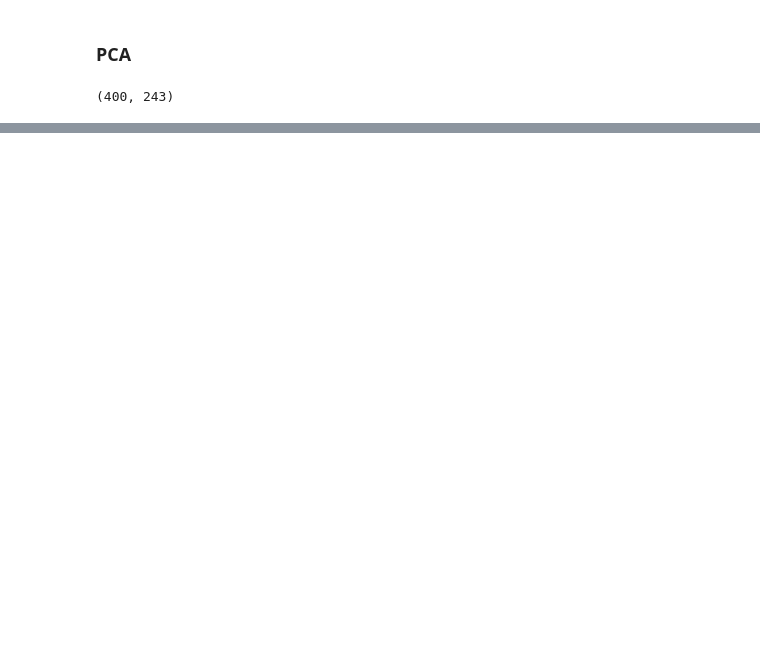
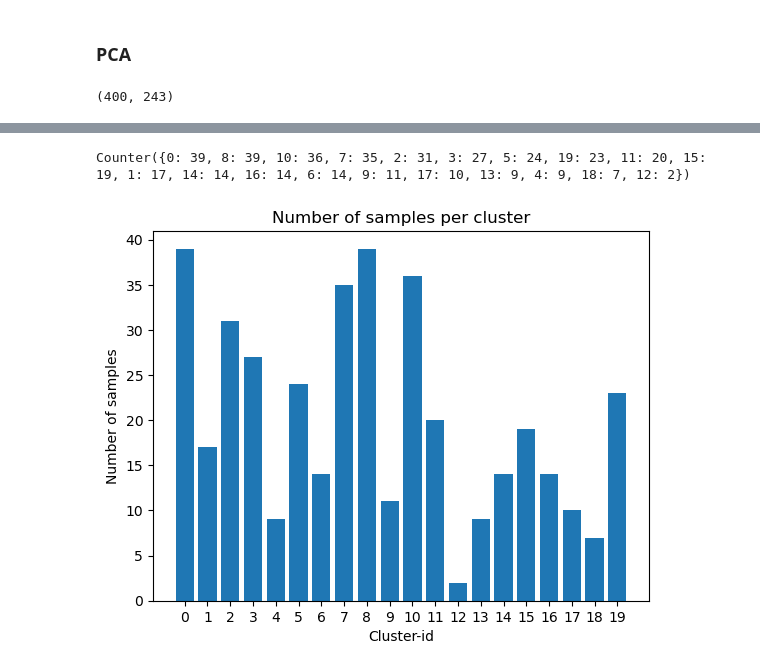
Before and after one commit to jsuaverd/COMP254-Assignments, a Jupyter notebook: clustering_kmeans.ipynb, the cells around one changed output, grey strips where cells are left out. Drawn from its saved outputs; the diff is of its cells as text; code cells hidden in the pictures; blank space fills up the shorter version.

```diff
--- a/clustering_kmeans.ipynb
+++ b/clustering_kmeans.ipynb
@@ -159,3 +160,15 @@ Davies Bouldin score: 2.6120282706651787
+# %%
+print(Counter(kmeans_labels))
+
+plt.bar(Counter(kmeans_labels).keys(), Counter(kmeans_labels).values())
+plt.xlabel('Cluster-id')
+plt.ylabel('Number of samples')
+plt.title('Number of samples per cluster')
+plt.xticks(range(best_n_clusters))
+plt.show()
+# %% [output]
+Counter({0: 39, 8: 39, 10: 36, 7: 35, 2: 31, 3: 27, 5: 24, 19: 23, 11: 20, 15: 19, 1: 17, 14: 14, 16: 14, 6: 14, 9: 11, 17: 10, 13: 9, 4: 9, 18: 7, 12: 2})
+[figure, added]
 # %%
 umist_data = pd.read_csv("umist_cropped.csv")
 # %%
```
Also changed, not shown: parts of 8 cells of this notebook, 2 other files.
